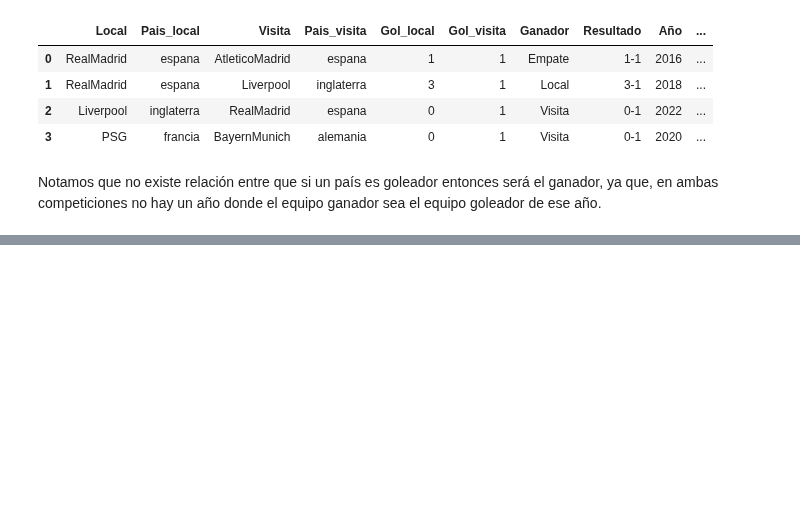
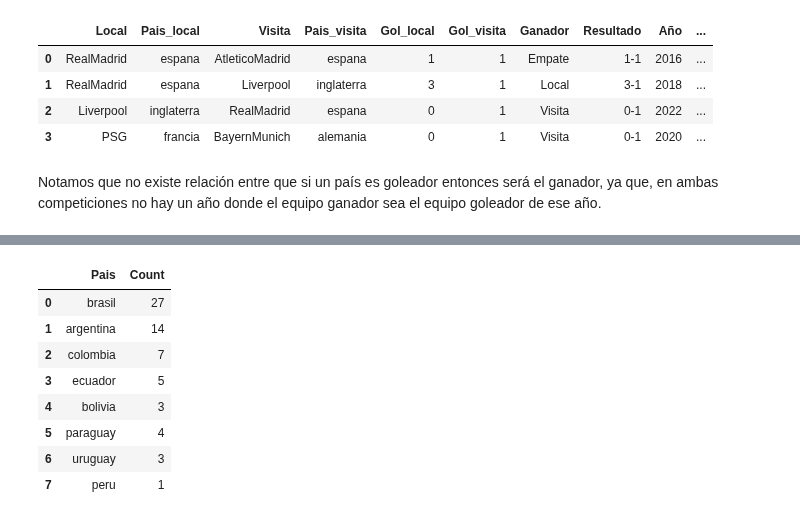
Before and after one commit to ThareauB/Proyecto-libertadores, a Jupyter notebook: proyecto_lib_ y_champ.ipynb, the cells around one changed output, grey strips where cells are left out. Saved outputs shown, nothing was run; the diff lists cells and outputs as text; code cells hidden in the pictures; blank space fills up the shorter version.

```diff
--- a/proyecto_lib_ y_champ.ipynb
+++ b/proyecto_lib_ y_champ.ipynb
@@ -1030,0 +1066,17 @@ Notamos que no existe relación entre que si un país es goleador entonces será
+# %%
+chile_perdedor = perdedor.merge(perdedor2, how='outer', on='Pais')
+chile_perdedor['Visita'] = chile_perdedor['Visita'].replace(np.NaN, 0)
+chile_perdedor['Visita'] = chile_perdedor['Visita'].apply(lambda x: int(x))
+chile_perdedor['Count'] = chile_perdedor['Visita'] + chile_perdedor['Local']
+chile_perdedor = chile_perdedor[['Pais', 'Count']]
+chile_perdedor
+# %% [output]
+|  | Pais | Count |
+| 0 | brasil | 27 |
+| 1 | argentina | 14 |
+| 2 | colombia | 7 |
+| 3 | ecuador | 5 |
+| 4 | bolivia | 3 |
+| 5 | paraguay | 4 |
+| 6 | uruguay | 3 |
+| 7 | peru | 1 |
```
Also changed, not shown: parts of 5 cells of this notebook.
